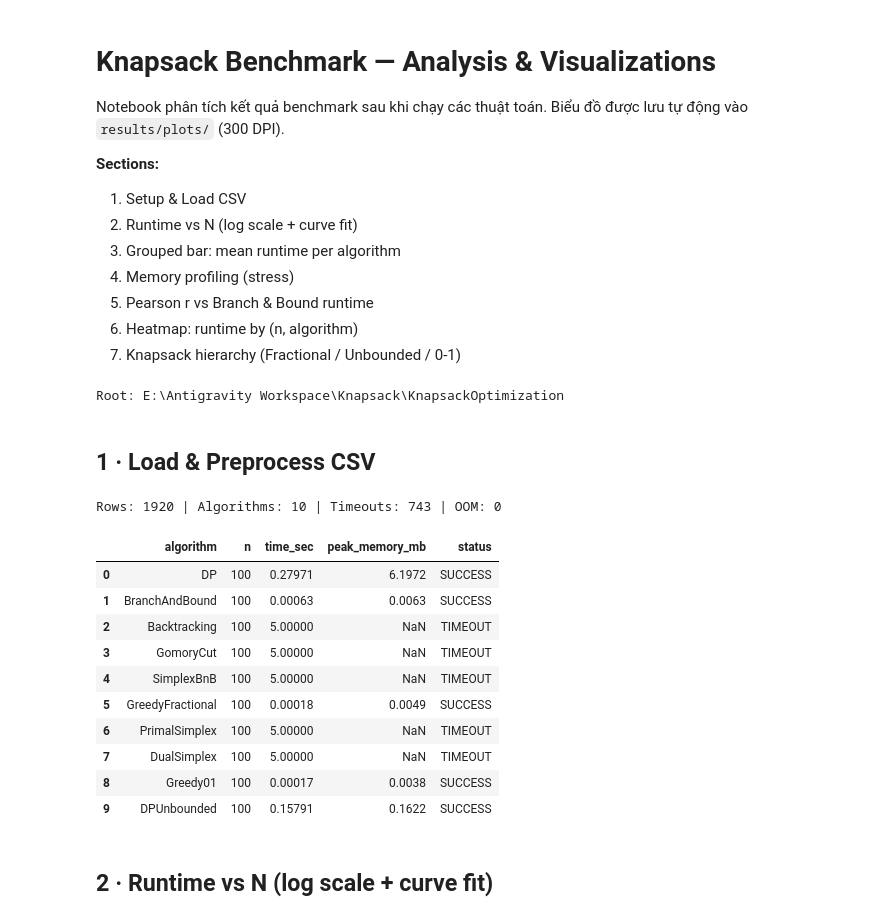
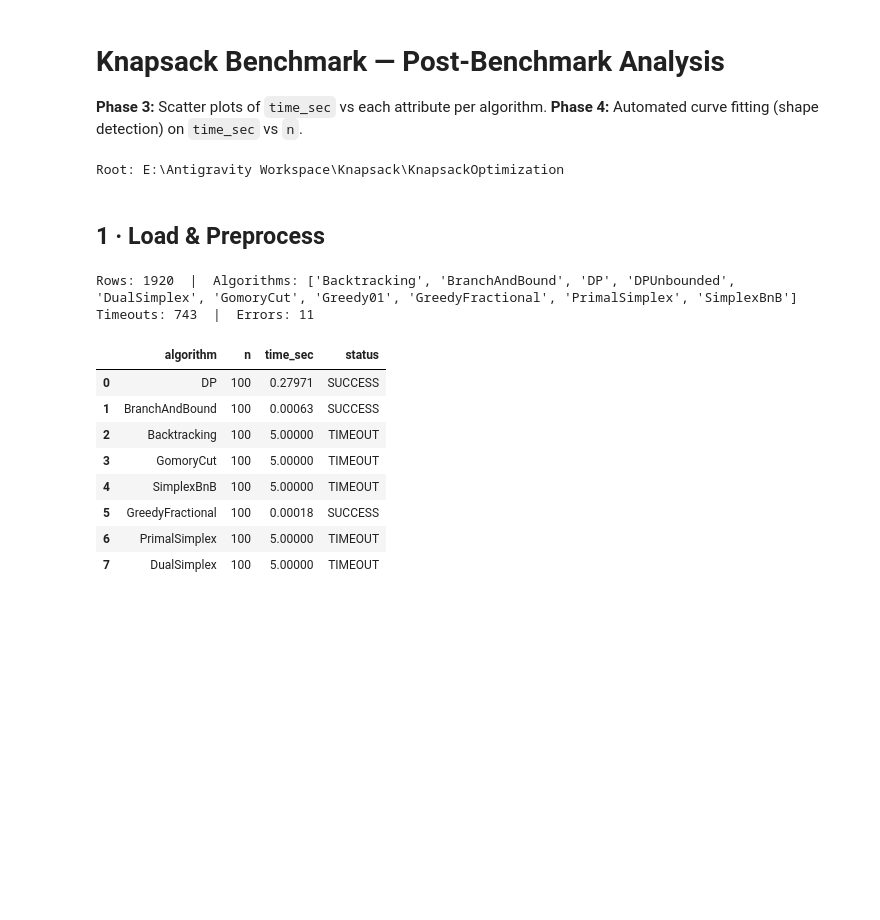
Before and after one commit to thucnc7/KnapsackOptimization, a Jupyter notebook: notebooks/02_analysis_and_plots.ipynb, the cells around one changed output. Drawn from its saved outputs; the diff is of its cells as text; code cells hidden in the pictures; blank space fills up the shorter version.

```diff
--- a/notebooks/02_analysis_and_plots.ipynb
+++ b/notebooks/02_analysis_and_plots.ipynb
@@ -1,16 +1,7 @@
-# %% [markdown]
-# Knapsack Benchmark — Analysis & Visualizations
-
-Notebook phân tích kết quả benchmark sau khi chạy các thuật toán.
-Biểu đồ được lưu tự động vào `results/plots/` (300 DPI).
-
-**Sections:**
-1. Setup & Load CSV
-2. Runtime vs N (log scale + curve fit)
-3. Grouped bar: mean runtime per algorithm
-4. Memory profiling (stress)
-5. Pearson r vs Branch & Bound runtime
-6. Heatmap: runtime by (n, algorithm)
-7. Knapsack hierarchy (Fractional / Unbounded / 0-1)
+# %% [markdown]
+# Knapsack Benchmark — Post-Benchmark Analysis
+
+**Phase 3:** Scatter plots of `time_sec` vs each attribute per algorithm.
+**Phase 4:** Automated curve fitting (shape detection) on `time_sec` vs `n`.
 # %%
 from __future__ import annotations
@@ -88,50 +73,42 @@ print("Root:", ROOT)
 # %% [output]
 Root: E:\Antigravity Workspace\Knapsack\KnapsackOptimization
 # %% [markdown]
-## 1 · Load & Preprocess CSV
+## 1 · Load & Preprocess
 # %%
 CSV_PATH = ROOT / "results" / "csv" / "benchmark_results_timeout5.csv"
 if not CSV_PATH.exists():
     raise FileNotFoundError(f"CSV not found: {CSV_PATH}")
 
 df = pd.read_csv(CSV_PATH)
 
-# Numeric coercion
-for col in ["time_sec", "peak_memory_mb", "optimal_value",
-            "n", "capacity", "pearson_corr", "density_variance"]:
+for col in ["time_sec","peak_memory_mb","optimal_value",
+            "n","capacity","capacity_to_weight_ratio",
+            "pearson_corr","density_variance"]:
     if col in df.columns:
         df[col] = pd.to_numeric(df[col], errors="coerce")
 
-TIMEOUT_SEC = int(os.getenv("BENCHMARK_TIMEOUT_SEC", "60"))
+TIMEOUT = int(os.getenv("BENCHMARK_TIMEOUT_SEC", "60"))
 df["is_timeout"] = df["status"].str.upper().eq("TIMEOUT")
-df["is_oom"]     = df["status"].str.upper().eq("OOM")
+df["is_error"]   = df["status"].str.upper().eq("ERROR")
 df["is_success"] = df["status"].str.upper().eq("SUCCESS")
+df["time_plot"]  = df["time_sec"].copy()
+df.loc[df["is_timeout"], "time_plot"] = TIMEOUT
 
-# Capped timeout time for plotting
-df["time_plot"] = df["time_sec"].copy()
-df.loc[df["is_timeout"], "time_plot"] = TIMEOUT_SEC
+ALGOS = sorted(df["algorithm"].unique())
+PAL   = algo_pal(ALGOS)
 
-# OOM memory → NaN (don't plot)
-df.loc[df["is_timeout"] | df["status"].str.upper().eq("ERROR"), "peak_memory_mb"] = np.nan
-
-ALGOS   = sorted(df["algorithm"].unique())
-PAL     = algo_palette(ALGOS)
-
-print(f"Rows: {len(df)} | Algorithms: {len(ALGOS)} | "
-      f"Timeouts: {df['is_timeout'].sum()} | OOM: {df['is_oom'].sum()}")
-display(df[["algorithm","n","time_sec","peak_memory_mb","status"]].head(10))
+print(f"Rows: {len(df)}  |  Algorithms: {ALGOS}")
+print(f"Timeouts: {df['is_timeout'].sum()}  |  Errors: {df['is_error'].sum()}")
+display(df[["algorithm","n","time_sec","status"]].head(8))
 # %% [output]
-Rows: 1920 | Algorithms: 10 | Timeouts: 743 | OOM: 0
+Rows: 1920  |  Algorithms: ['Backtracking', 'BranchAndBound', 'DP', 'DPUnbounded', 'DualSimplex', 'GomoryCut', 'Greedy01', 'GreedyFractional', 'PrimalSimplex', 'SimplexBnB']
+Timeouts: 743  |  Errors: 11
-|  | algorithm | n | time_sec | peak_memory_mb | status |
-| 0 | DP | 100 | 0.27971 | 6.1972 | SUCCESS |
-| 1 | BranchAndBound | 100 | 0.00063 | 0.0063 | SUCCESS |
-| 2 | Backtracking | 100 | 5.00000 | NaN | TIMEOUT |
-| 3 | GomoryCut | 100 | 5.00000 | NaN | TIMEOUT |
-| 4 | SimplexBnB | 100 | 5.00000 | NaN | TIMEOUT |
-| 5 | GreedyFractional | 100 | 0.00018 | 0.0049 | SUCCESS |
-| 6 | PrimalSimplex | 100 | 5.00000 | NaN | TIMEOUT |
-| 7 | DualSimplex | 100 | 5.00000 | NaN | TIMEOUT |
-| 8 | Greedy01 | 100 | 0.00017 | 0.0038 | SUCCESS |
-| 9 | DPUnbounded | 100 | 0.15791 | 0.1622 | SUCCESS |
+|  | algorithm | n | time_sec | status |
+| 0 | DP | 100 | 0.27971 | SUCCESS |
+| 1 | BranchAndBound | 100 | 0.00063 | SUCCESS |
+| 2 | Backtracking | 100 | 5.00000 | TIMEOUT |
+| 3 | GomoryCut | 100 | 5.00000 | TIMEOUT |
+| 4 | SimplexBnB | 100 | 5.00000 | TIMEOUT |
+| 5 | GreedyFractional | 100 | 0.00018 | SUCCESS |
+| 6 | PrimalSimplex | 100 | 5.00000 | TIMEOUT |
+| 7 | DualSimplex | 100 | 5.00000 | TIMEOUT |
-# %% [markdown]
-## 2 · Runtime vs N (log scale + curve fit)
```
Also changed, not shown: parts of 16 cells of this notebook, 6 other files.
